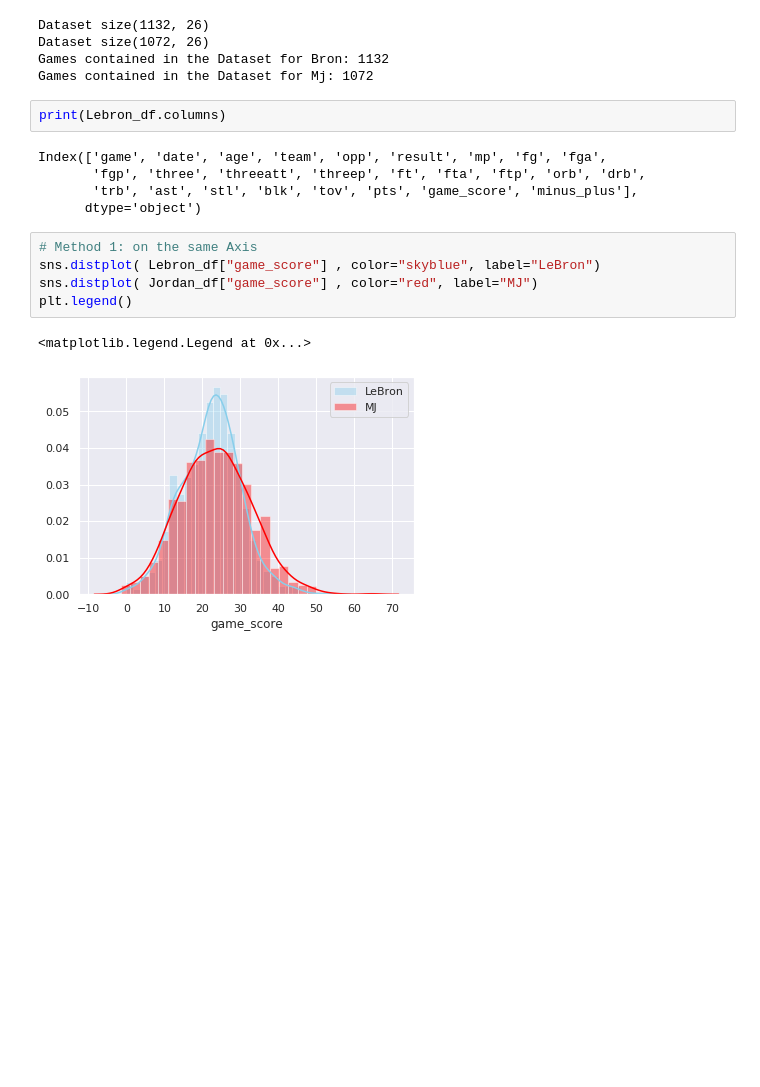
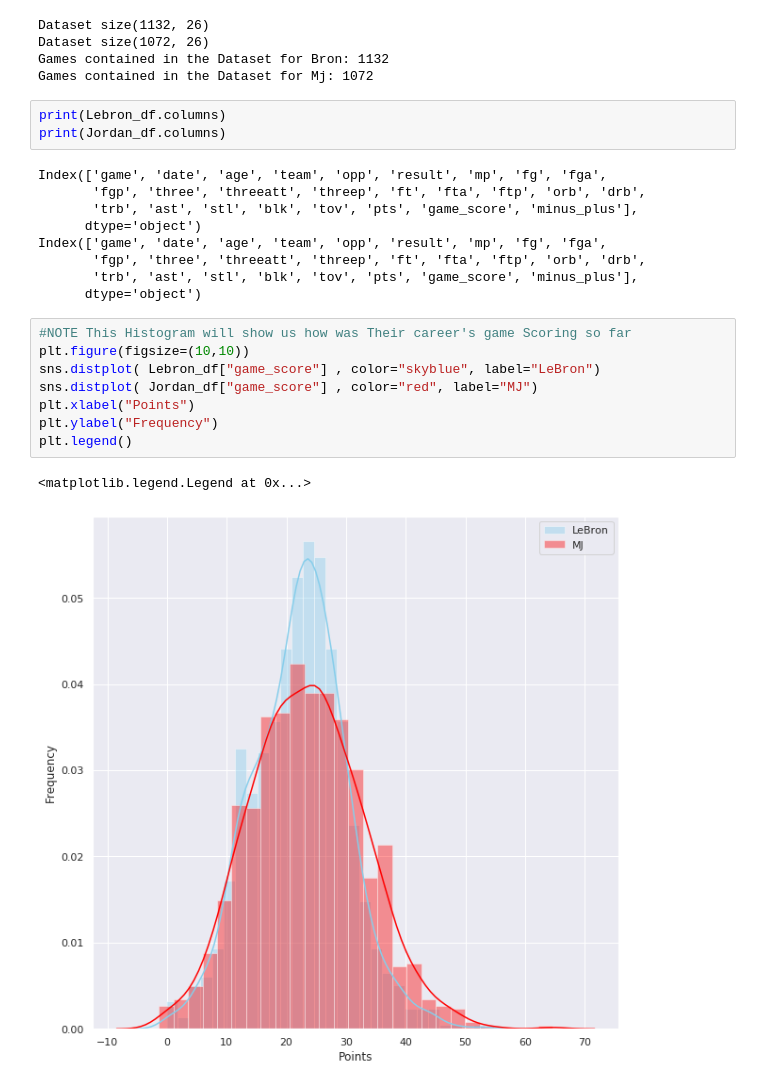
Before and after one commit to IbrahimShamma99/MJ-VS-LBJ, a Jupyter notebook: main.ipynb, the cells around one changed output. Drawn from its saved outputs; the diff is of its cells as text; blank space fills up the shorter version.

```diff
--- a/main.ipynb
+++ b/main.ipynb
@@ -63,16 +63,24 @@ Games contained in the Dataset for Bron: 1132
 Games contained in the Dataset for Mj: 1072
 # %%
 print(Lebron_df.columns)
+print(Jordan_df.columns)
 # %% [output]
 Index(['game', 'date', 'age', 'team', 'opp', 'result', 'mp', 'fg', 'fga',
        'fgp', 'three', 'threeatt', 'threep', 'ft', 'fta', 'ftp', 'orb', 'drb',
        'trb', 'ast', 'stl', 'blk', 'tov', 'pts', 'game_score', 'minus_plus'],
       dtype='object')
+Index(['game', 'date', 'age', 'team', 'opp', 'result', 'mp', 'fg', 'fga',
+       'fgp', 'three', 'threeatt', 'threep', 'ft', 'fta', 'ftp', 'orb', 'drb',
+       'trb', 'ast', 'stl', 'blk', 'tov', 'pts', 'game_score', 'minus_plus'],
+      dtype='object')
 # %%
-# Method 1: on the same Axis
+#NOTE This Histogram will show us how was Their career's game Scoring so far
+plt.figure(figsize=(10,10))
 sns.distplot( Lebron_df["game_score"] , color="skyblue", label="LeBron")
 sns.distplot( Jordan_df["game_score"] , color="red", label="MJ")
+plt.xlabel("Points")
+plt.ylabel("Frequency")
 plt.legend()
 # %% [output]
 <matplotlib.legend.Legend at 0x...>
-[figure, old version]
+[figure, new version]
```
Also changed, not shown: parts of 2 cells of this notebook.
